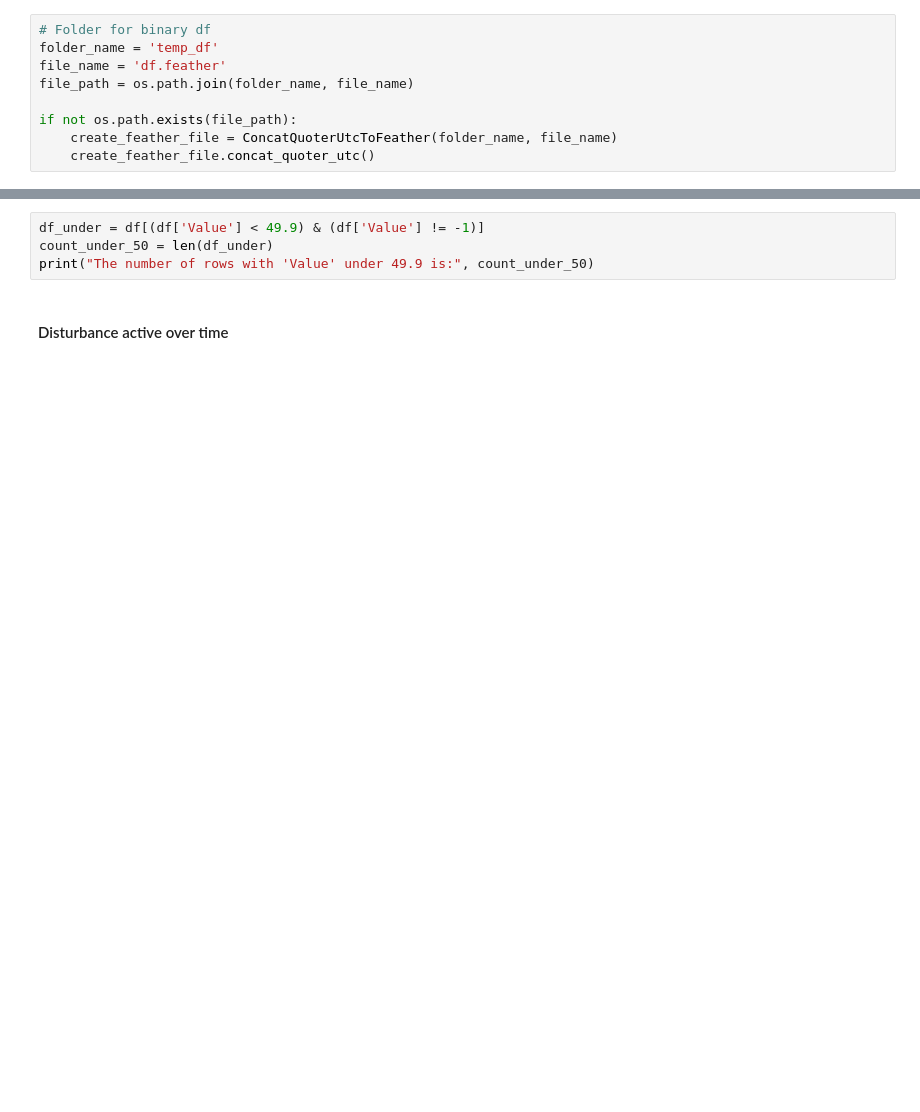
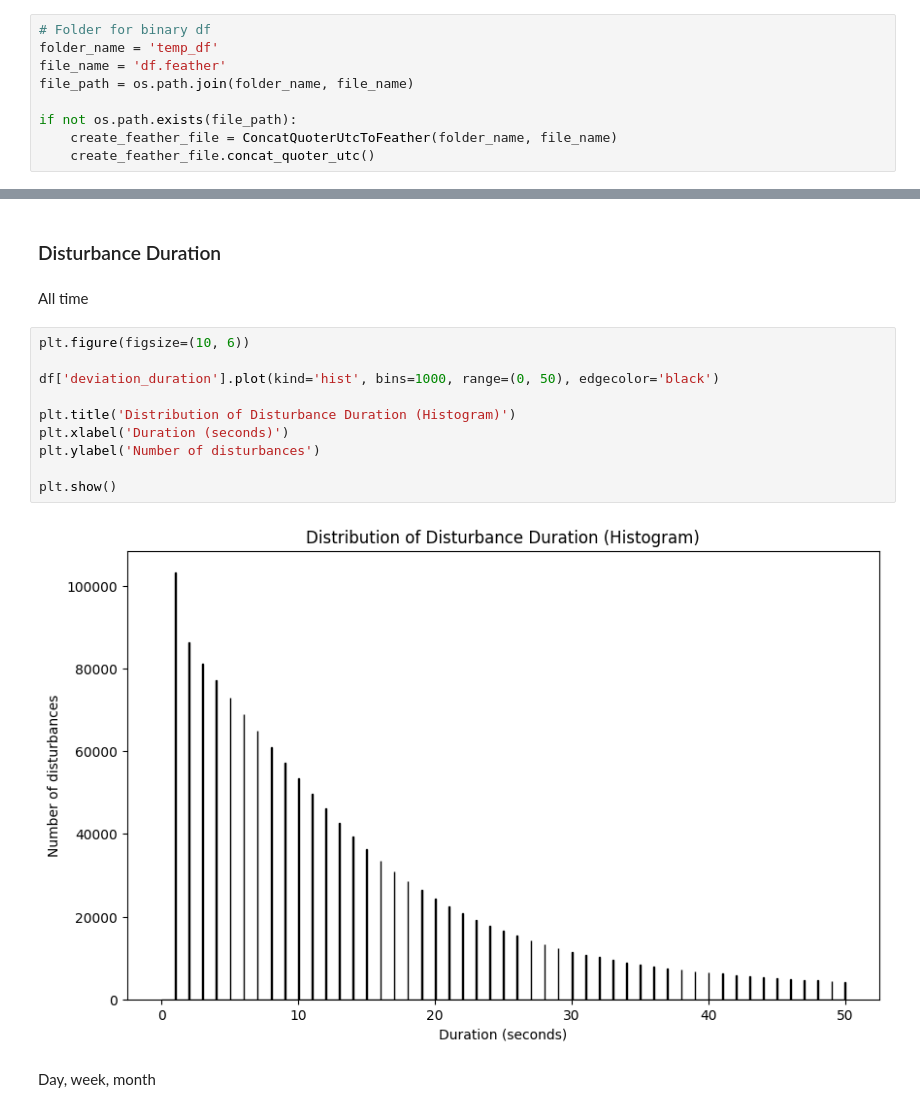
Before and after one commit to HermanCoding/frequency_deviation, a Jupyter notebook: visualize_data.ipynb, the cells around one changed output, grey strips where cells are left out. Drawn from its saved outputs; the diff is of its cells as text; blank space fills up the shorter version.

```diff
--- a/visualize_data.ipynb
+++ b/visualize_data.ipynb
@@ -154,7 +102,19 @@ print("The number of rows with 'Value' over 50.1 is:", count_over_50)
+# %% [markdown]
+### Disturbance Duration
+# %% [markdown]
+All time
 # %%
-df_under = df[(df['Value'] < 49.9) & (df['Value'] != -1)]
-count_under_50 = len(df_under)
-print("The number of rows with 'Value' under 49.9 is:", count_under_50)
+plt.figure(figsize=(10, 6))
+
+df['deviation_duration'].plot(kind='hist', bins=1000, range=(0, 50), edgecolor='black')
+
+plt.title('Distribution of Disturbance Duration (Histogram)')
+plt.xlabel('Duration (seconds)')
+plt.ylabel('Number of disturbances')
+
+plt.show()
+# %% [output]
+[figure, added]
 # %% [markdown]
-#### Disturbance active over time
+Day, week, month
 # %%
```
Also changed, not shown: parts of 18 cells of this notebook, 3 other files.
